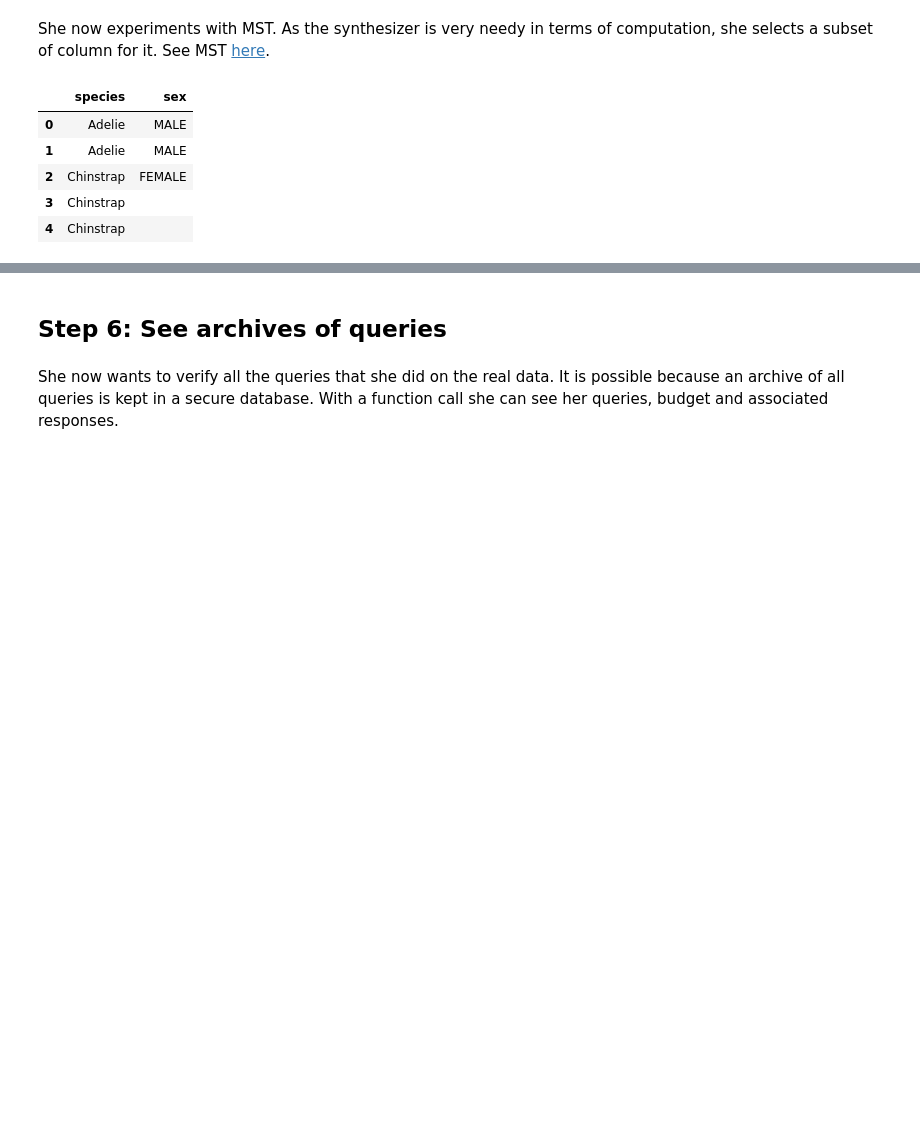
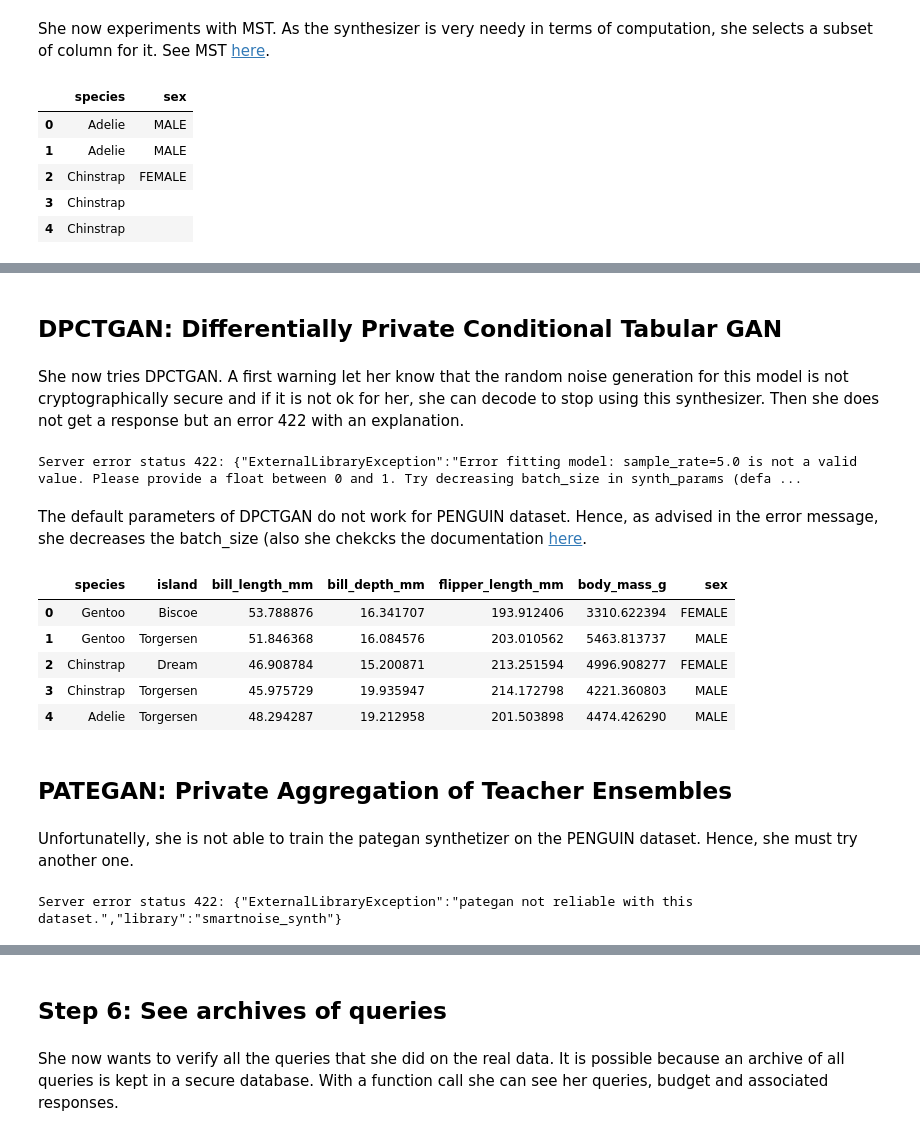
Before and after one commit to dscc-admin-ch/lomas, a Jupyter notebook: client/notebooks/Demo_Client_Notebook_Smartnoise-Synth.ipynb, the cells around one changed output, grey strips where cells are left out. Drawn from its saved outputs; the diff is of its cells as text; code cells hidden in the pictures; blank space fills up the shorter version.

```diff
--- a/client/notebooks/Demo_Client_Notebook_Smartnoise-Synth.ipynb
+++ b/client/notebooks/Demo_Client_Notebook_Smartnoise-Synth.ipynb
@@ -314,0 +384,43 @@ res_dummy['query_response'].head()
+# %% [markdown]
+## DPCTGAN: Differentially Private Conditional Tabular GAN
+# %% [markdown]
+She now tries DPCTGAN. A first warning let her know that the random noise generation for this model is not cryptographically secure and if it is not ok for her, she can decode to stop using this synthesizer. Then she does not get a response but an error 422 with an explanation.
+# %%
+res_dummy = client.smartnoise_synth_query(
+    synth_name="dpctgan",
+    epsilon=1.0,
+    dummy=True,
+)
+res_dummy
+# %% [output]
+Server error status 422: {"ExternalLibraryException":"Error fitting model: sample_rate=5.0 is not a valid value. Please provide a float between 0 and 1. Try decreasing batch_size in synth_params (defa ...
+# %% [markdown]
+The default parameters of DPCTGAN do not work for PENGUIN dataset. Hence, as advised in the error message, she decreases the batch_size (also she chekcks the documentation [here](https://docs.smartnoise.org/synth/synthesizers/dpctgan.html).
+# %%
+res_dummy = client.smartnoise_synth_query(
+    synth_name="dpctgan",
+    epsilon=1.0,
+    synth_params = {"batch_size": 50},
+    dummy=True,
+)
+res_dummy['query_response'].head()
+# %% [output]
+|  | species | island | bill_length_mm | bill_depth_mm | flipper_length_mm | body_mass_g | sex |
+| 0 | Gentoo | Biscoe | 53.788876 | 16.341707 | 193.912406 | 3310.622394 | FEMALE |
+| 1 | Gentoo | Torgersen | 51.846368 | 16.084576 | 203.010562 | 5463.813737 | MALE |
+| 2 | Chinstrap | Dream | 46.908784 | 15.200871 | 213.251594 | 4996.908277 | FEMALE |
+| 3 | Chinstrap | Torgersen | 45.975729 | 19.935947 | 214.172798 | 4221.360803 | MALE |
+| 4 | Adelie | Torgersen | 48.294287 | 19.212958 | 201.503898 | 4474.426290 | MALE |
+# %% [markdown]
+## PATEGAN: Private Aggregation of Teacher Ensembles
+# %% [markdown]
+Unfortunatelly, she is not able to train the pategan synthetizer on the PENGUIN dataset. Hence, she must try another one.
+# %%
+res_dummy = client.smartnoise_synth_query(
+    synth_name="pategan",
+    epsilon=1.0,
+    dummy=True,
+)
+res_dummy
+# %% [output]
+Server error status 422: {"ExternalLibraryException":"pategan not reliable with this dataset.","library":"smartnoise_synth"}
```
Also changed, not shown: parts of 24 cells of this notebook.
